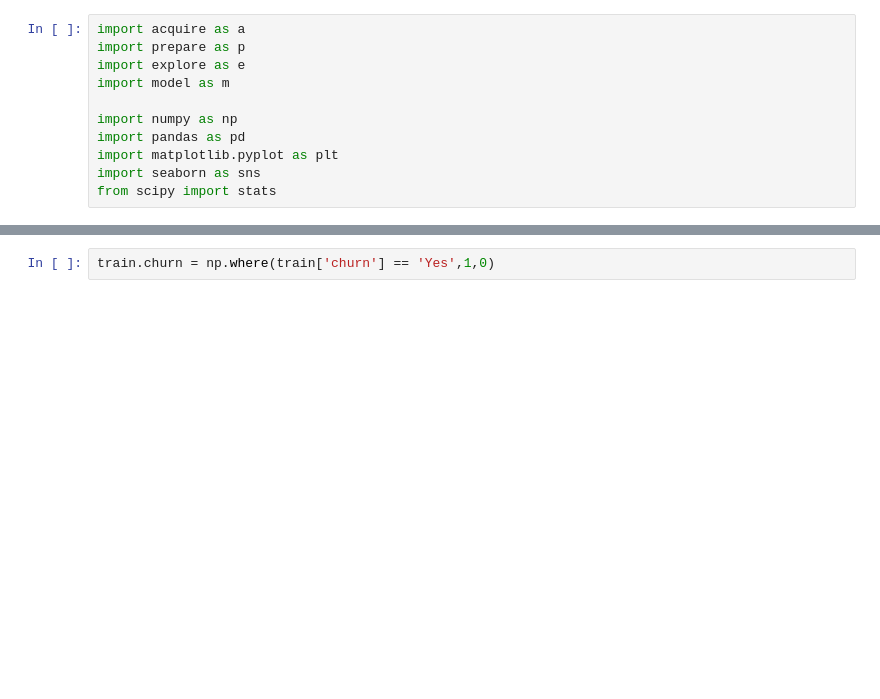
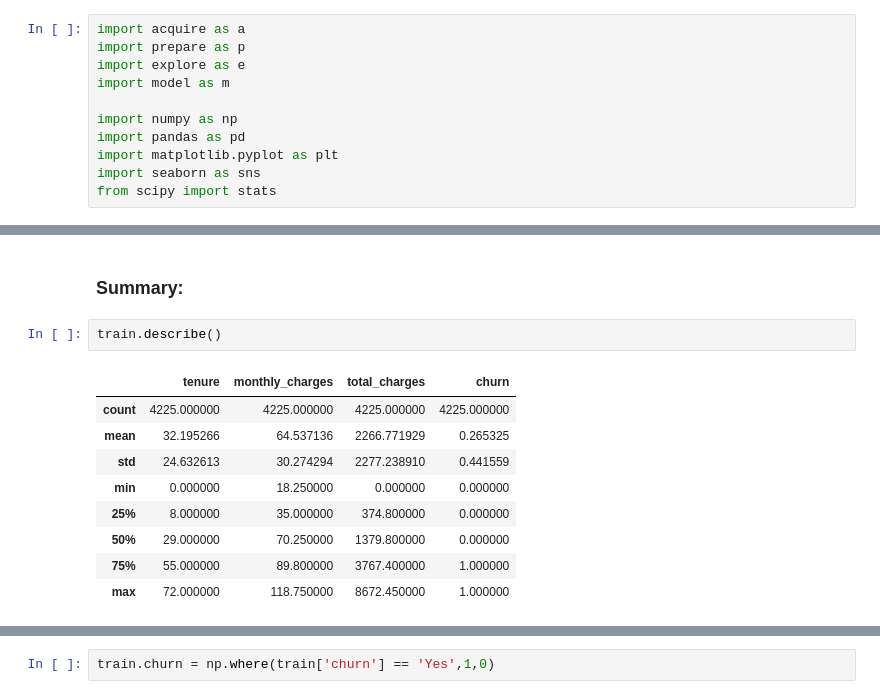
Before and after one commit to rabeka-branham/classification_project, a Jupyter notebook: scratch_pad.ipynb, the cells around one changed output, grey strips where cells are left out. Cells and saved outputs as stored; diff of their text form; blank space fills up the shorter version.

```diff
--- a/scratch_pad.ipynb
+++ b/scratch_pad.ipynb
@@ -25,0 +65,14 @@ Index(['customer_id', 'gender', 'senior_citizen', 'partner', 'dependents',
+# %% [markdown]
+### Summary:
+# %%
+train.describe()
+# %% [output]
+|  | tenure | monthly_charges | total_charges | churn |
+| count | 4225.000000 | 4225.000000 | 4225.000000 | 4225.000000 |
+| mean | 32.195266 | 64.537136 | 2266.771929 | 0.265325 |
+| std | 24.632613 | 30.274294 | 2277.238910 | 0.441559 |
+| min | 0.000000 | 18.250000 | 0.000000 | 0.000000 |
+| 25% | 8.000000 | 35.000000 | 374.800000 | 0.000000 |
+| 50% | 29.000000 | 70.250000 | 1379.800000 | 0.000000 |
+| 75% | 55.000000 | 89.800000 | 3767.400000 | 1.000000 |
+| max | 72.000000 | 118.750000 | 8672.450000 | 1.000000 |
```
Also changed, not shown: parts of 27 cells of this notebook, 3 other files.
